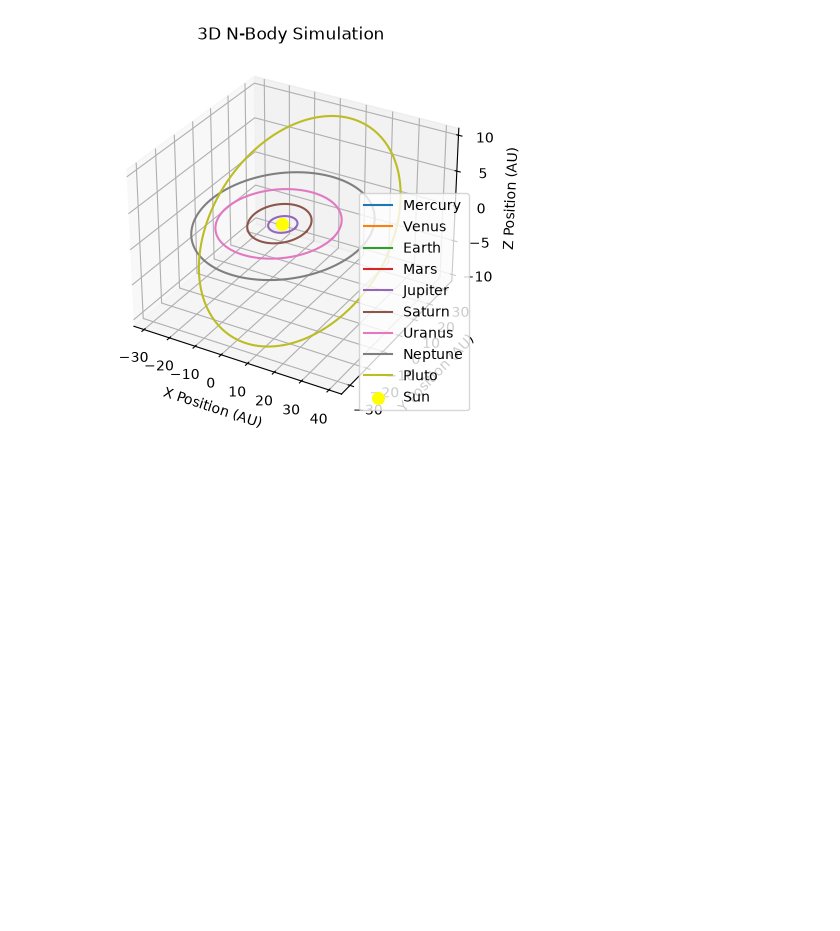
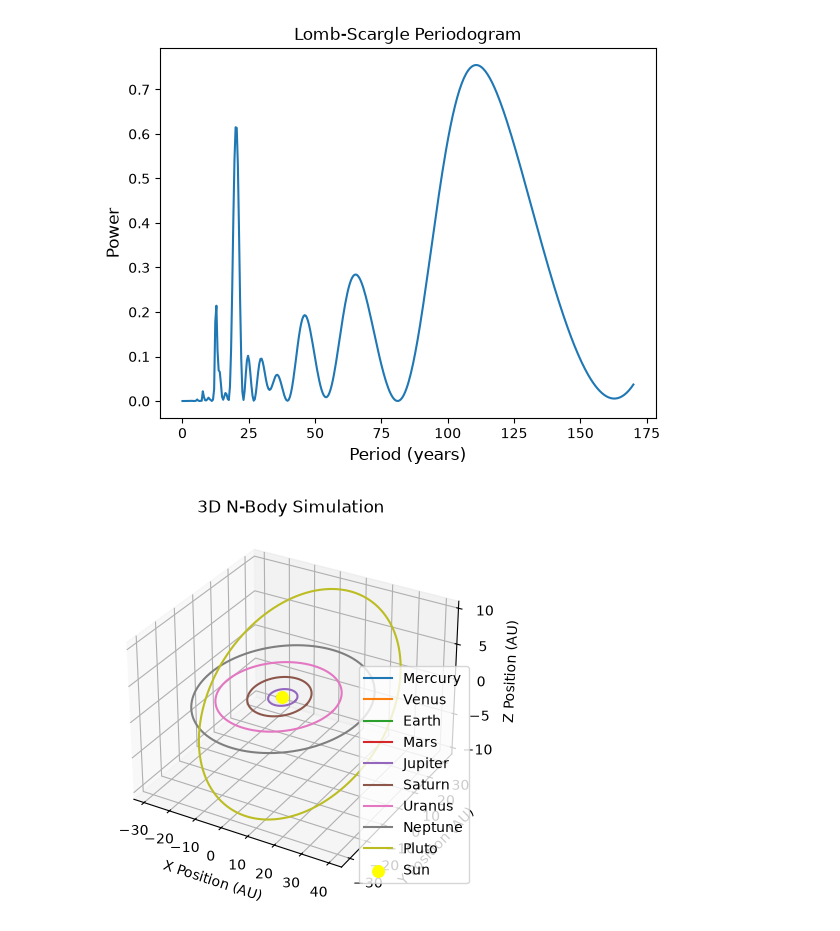
Before and after one commit to upendra637/nBosim, a Jupyter notebook: jupyter.ipynb, the cells around one changed output. Drawn from its saved outputs; the diff is of its cells as text; code cells hidden in the pictures; blank space fills up the shorter version.

```diff
--- a/jupyter.ipynb
+++ b/jupyter.ipynb
@@ -5,3 +24,20 @@ import matplotlib.pyplot as plt
+# %%
+period = np.linspace(0.001, 170, 400)  # Period range in days
+# # Compute the Lomb-Scargle periodogram
+angular_frequencies = 2 * np.pi / period
+power = lombscargle(time, separation, angular_frequencies)  # Compute the Lomb-Scargle periodogram
+
+
+# Plot the Lomb-Scargle periodogram
+plt.figure()
+plt.plot(period, power)
+plt.xlabel('Period (years)',fontsize=12)
+plt.ylabel('Power',fontsize=12)
+plt.title('Lomb-Scargle Periodogram',fontsize=12)
+plt.tick_params(axis='both', which='major', labelsize=10)
+plt.show()
+# %% [output]
+[figure, added]
 # %%
 # Read the CSV file
 data = pd.read_csv("Data/positions.csv")
```
Also changed, not shown: parts of 1 cell of this notebook, 1 other file.
